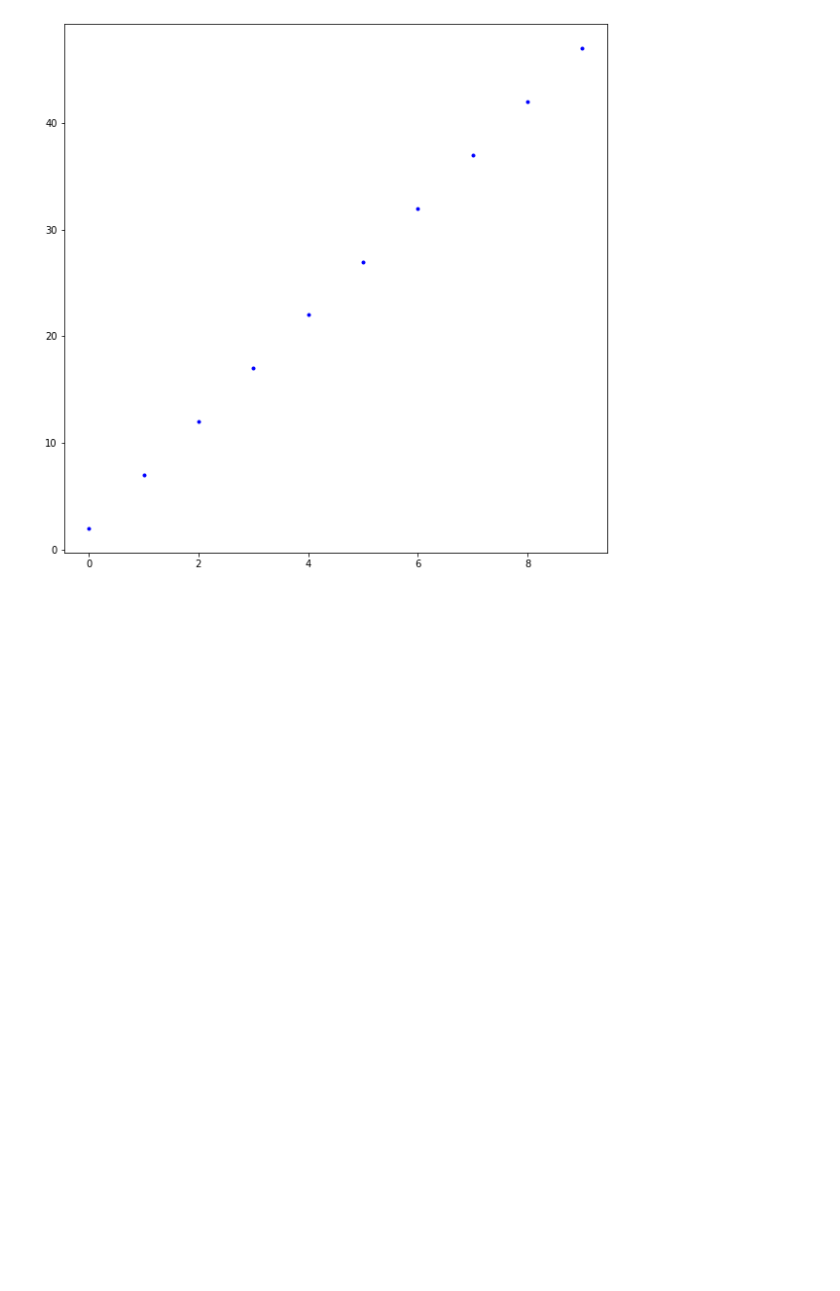
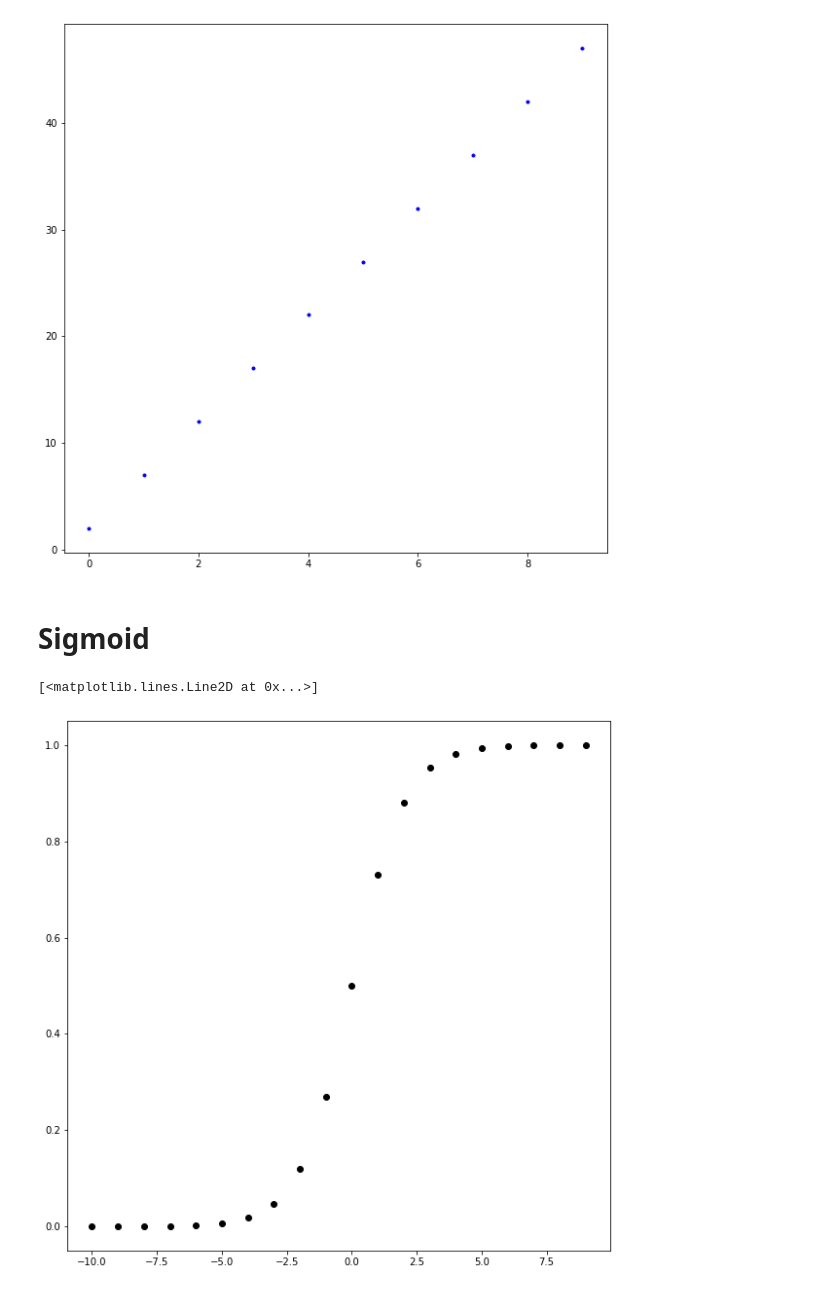
Before and after one commit to aaronBurns59/4th-year-keras-notebook, a Jupyter notebook: keras.ipynb, the cells around one changed output. Cells and saved outputs as stored; diff of their text form; code cells hidden in the pictures; blank space fills up the shorter version.

Commit message:
created a sigmoid activation neural network

```diff
--- a/keras.ipynb
+++ b/keras.ipynb
@@ -93,3 +93,28 @@ plt.plot(x,y, 'b.')
 # %% [output]
 [<matplotlib.lines.Line2D at 0x...>]
 [figure]
+# %% [markdown]
+# Sigmoid
+# %%
+
+# Creates a new Neural Network
+m = kr.models.Sequential()
+
+# add a single neuron layer with a weight of 1 and a bias of 0 and sigmoid activation
+m.add(kr.layers.Dense(1,input_dim=1, activation='sigmoid', kernel_initializer=kr.initializers.Constant(value=1), bias_initializer=kr.initializers.Constant(value=0)))
+
+# Compiles the model
+m.compile(loss='mean_squared_error', optimizer='sgd')
+# %%
+# Create input values
+x = np.arange(-10,10,1)
+
+# Run each x(value) through the neural network
+y = m.predict(x)
+
+# Plot the values on a graph
+# Linear Equation
+plt.plot(x,y, 'ko')
+# %% [output]
+[<matplotlib.lines.Line2D at 0x...>]
+[figure, added]
```
Also changed, not shown: parts of 1 cell of this notebook.
